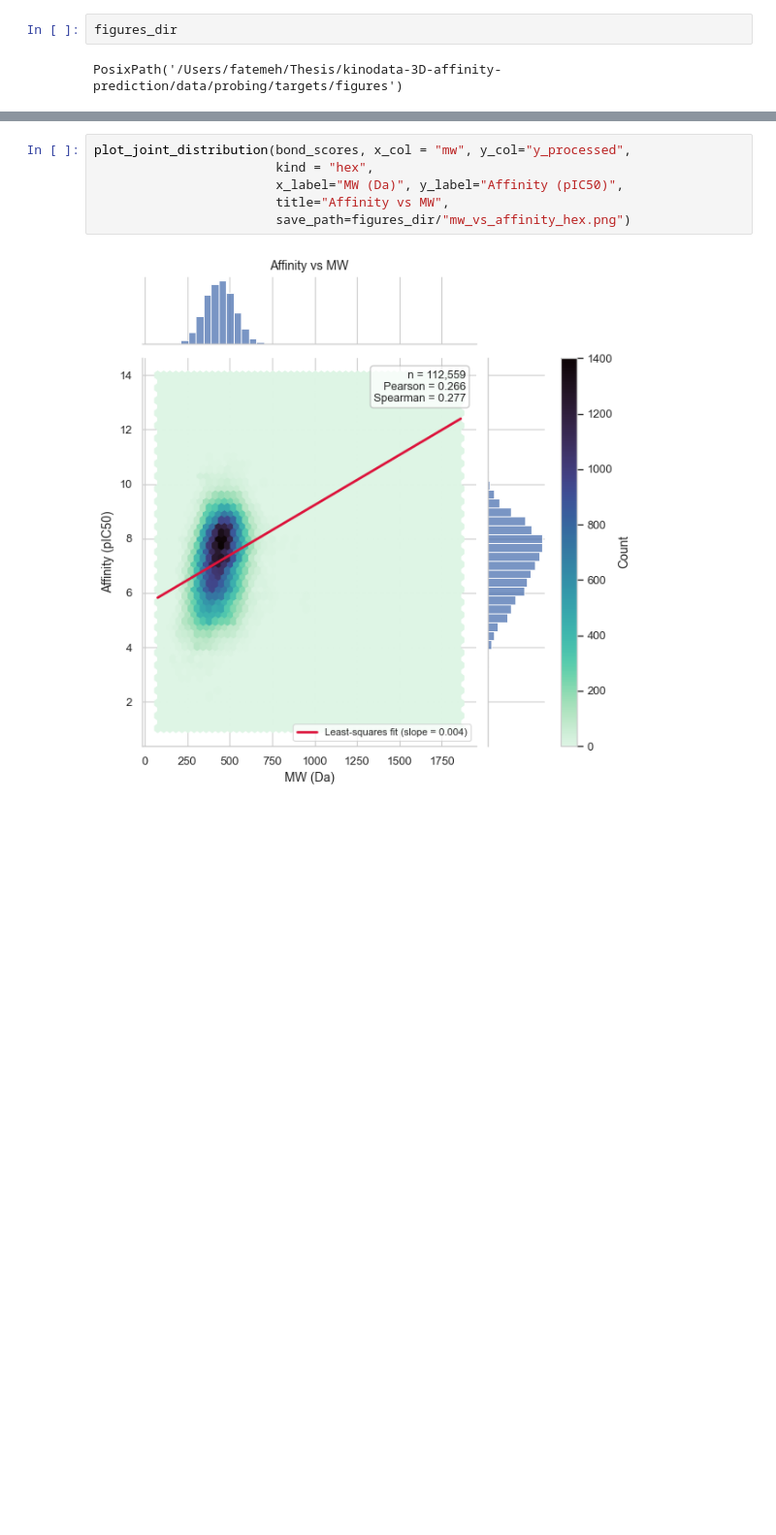
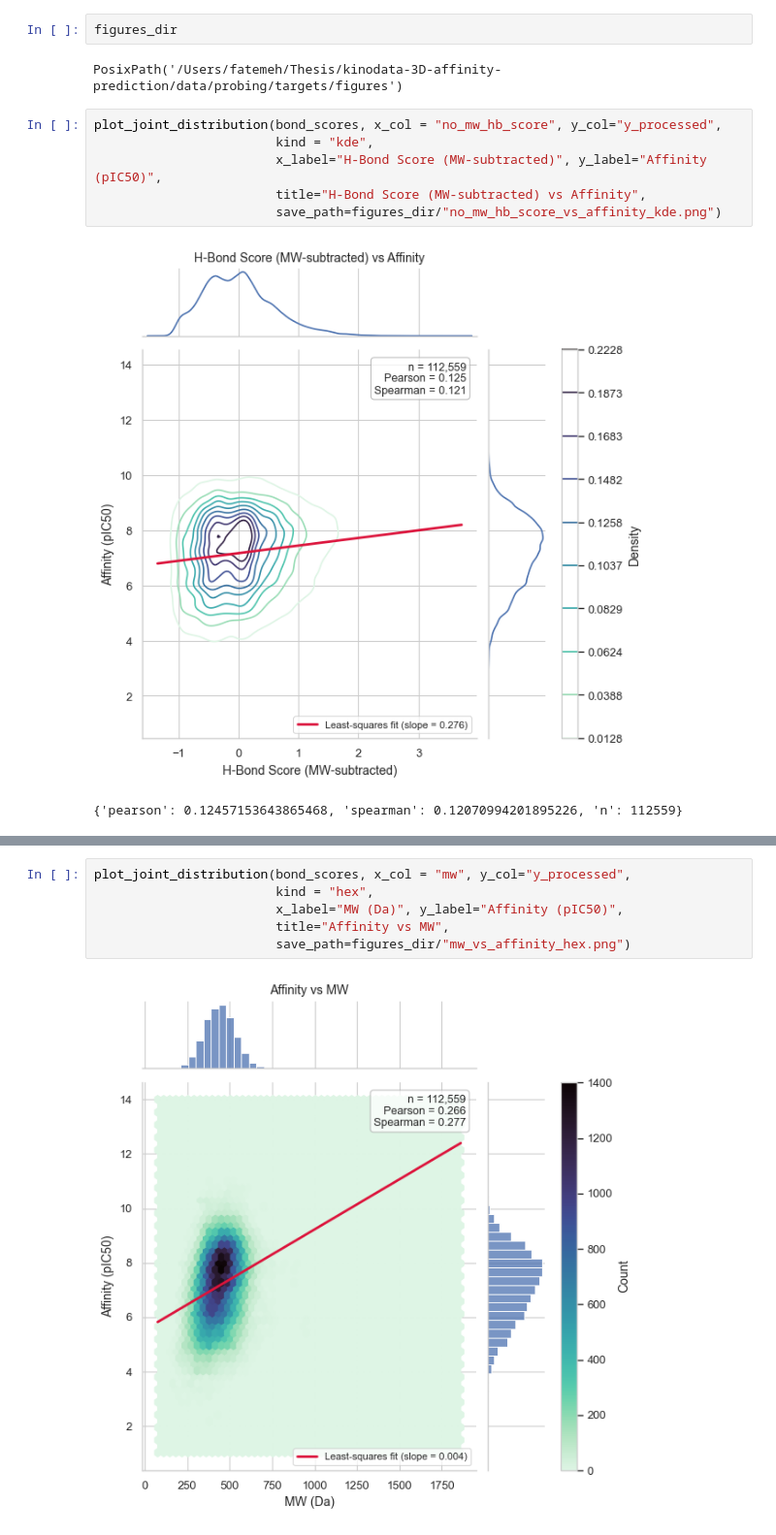
Before and after one commit to fatemeh-moghaddam/kinodata-3D-affinity-prediction, a Jupyter notebook: prob/interactions/hb_scores.ipynb, the cells around one changed output, grey strips where cells are left out. Shown at 97% size. Drawn from its saved outputs; the diff is of its cells as text; blank space fills up the shorter version.

```diff
--- a/prob/interactions/hb_scores.ipynb
+++ b/prob/interactions/hb_scores.ipynb
@@ -751,5 +673,14 @@ bond_scores.head()
 figures_dir
 # %% [output]
 PosixPath('/Users/fatemeh/Thesis/kinodata-3D-affinity-prediction/data/probing/targets/figures')
+# %%
+plot_joint_distribution(bond_scores, x_col = "no_mw_hb_score", y_col="y_processed",
+                        kind = "kde",
+                        x_label="H-Bond Score (MW-subtracted)", y_label="Affinity (pIC50)",
+                        title="H-Bond Score (MW-subtracted) vs Affinity",
+                        save_path=figures_dir/"no_mw_hb_score_vs_affinity_kde.png")
+# %% [output]
+[figure, added]
+{'pearson': 0.12457153643865468, 'spearman': 0.12070994201895226, 'n': 112559}
 # %%
 plot_joint_distribution(bond_scores, x_col="bond_score_sigmoid", y_col="y_processed",
```
Also changed, not shown: parts of 12 cells of this notebook, 1 other file.
